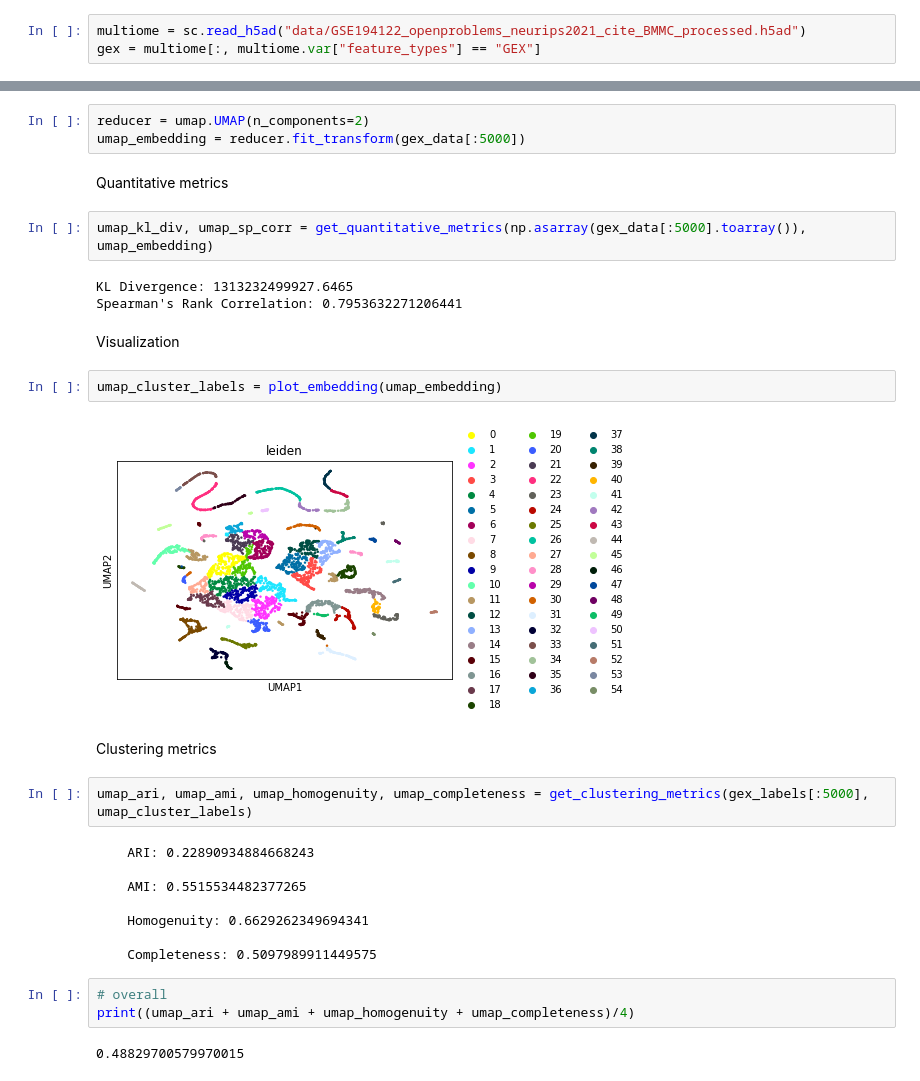
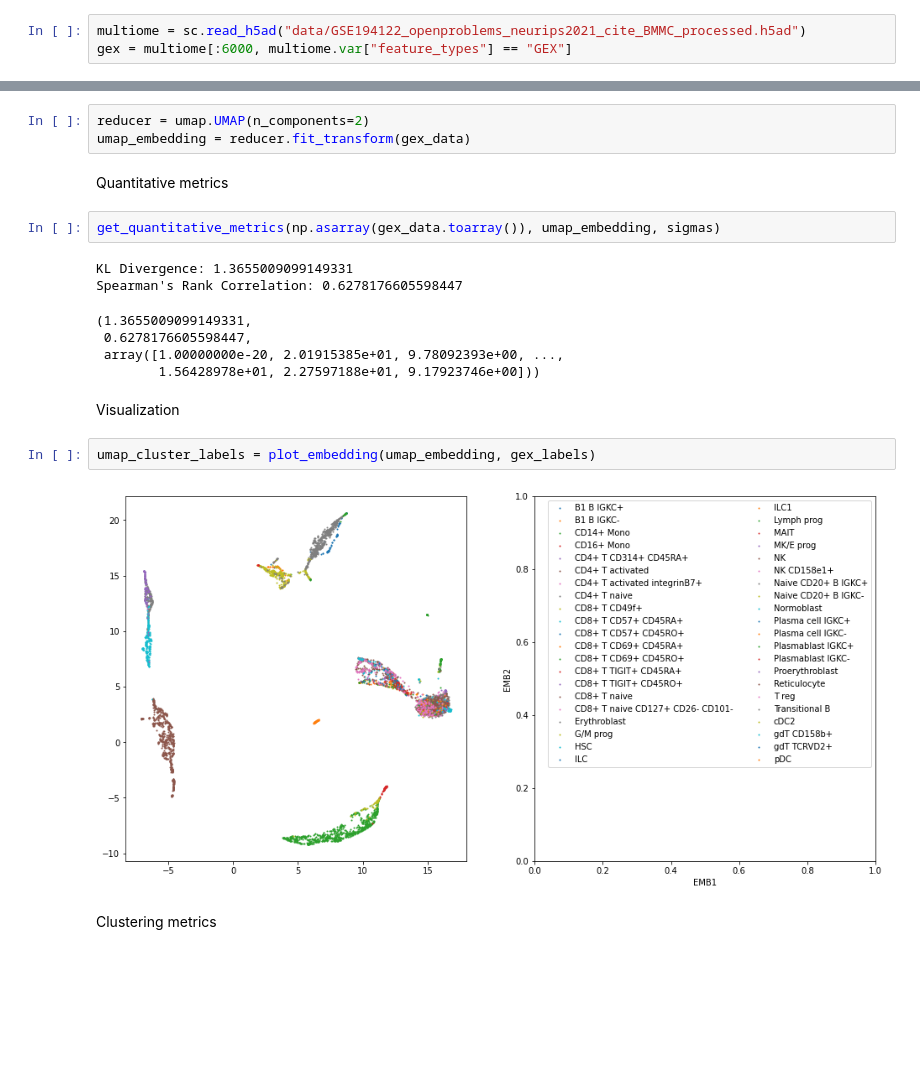
Before and after one commit to just1ce415/MMML_project, a Jupyter notebook: experiments.ipynb, the cells around one changed output, grey strips where cells are left out. Drawn from its saved outputs; the diff is of its cells as text; blank space fills up the shorter version.

```diff
--- a/experiments.ipynb
+++ b/experiments.ipynb
@@ -13,7 +13,7 @@ from t_sne import *
 ### Single-cell multione gene expression
 # %%
 multiome = sc.read_h5ad("data/GSE194122_openproblems_neurips2021_cite_BMMC_processed.h5ad")
-gex = multiome[:, multiome.var["feature_types"] == "GEX"]
+gex = multiome[:6000, multiome.var["feature_types"] == "GEX"]
 # %%
 sc.pp.highly_variable_genes(gex, n_top_genes=2500, flavor="seurat_v3") # Feature selection
 # %%
@@ -169,34 +247,23 @@ print((le_ari + le_ami + le_homogenuity + le_completeness)/4)
 Application
 # %%
 reducer = umap.UMAP(n_components=2)
-umap_embedding = reducer.fit_transform(gex_data[:5000])
+umap_embedding = reducer.fit_transform(gex_data)
 # %% [markdown]
 Quantitative metrics
 # %%
-umap_kl_div, umap_sp_corr = get_quantitative_metrics(np.asarray(gex_data[:5000].toarray()), umap_embedding)
+get_quantitative_metrics(np.asarray(gex_data.toarray()), umap_embedding, sigmas)
 # %% [output]
-KL Divergence: 1313232499927.6465
-Spearman's Rank Correlation: 0.7953632271206441
+KL Divergence: 1.3655009099149331
+Spearman's Rank Correlation: 0.6278176605598447
+(1.3655009099149331,
+ 0.6278176605598447,
+ array([1.00000000e-20, 2.01915385e+01, 9.78092393e+00, ...,
+        1.56428978e+01, 2.27597188e+01, 9.17923746e+00]))
 # %% [markdown]
 Visualization
 # %%
-umap_cluster_labels = plot_embedding(umap_embedding)
+umap_cluster_labels = plot_embedding(umap_embedding, gex_labels)
 # %% [output]
-[figure, old version]
+[figure, new version]
 # %% [markdown]
 Clustering metrics
-# %%
-umap_ari, umap_ami, umap_homogenuity, umap_completeness = get_clustering_metrics(gex_labels[:5000], umap_cluster_labels)
-# %% [output]
-    ARI: 0.22890934884668243
-
-    AMI: 0.5515534482377265
-
-    Homogenuity: 0.6629262349694341
-
-    Completeness: 0.5097989911449575
-# %%
-# overall
-print((umap_ari + umap_ami + umap_homogenuity + umap_completeness)/4)
-# %% [output]
-0.48829700579970015
```
Also changed, not shown: parts of 30 cells of this notebook.
